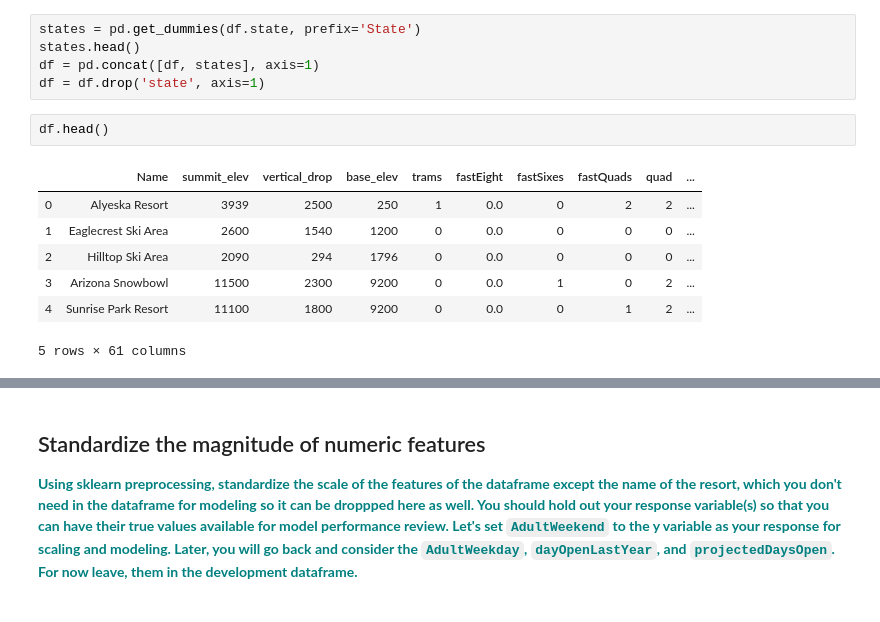
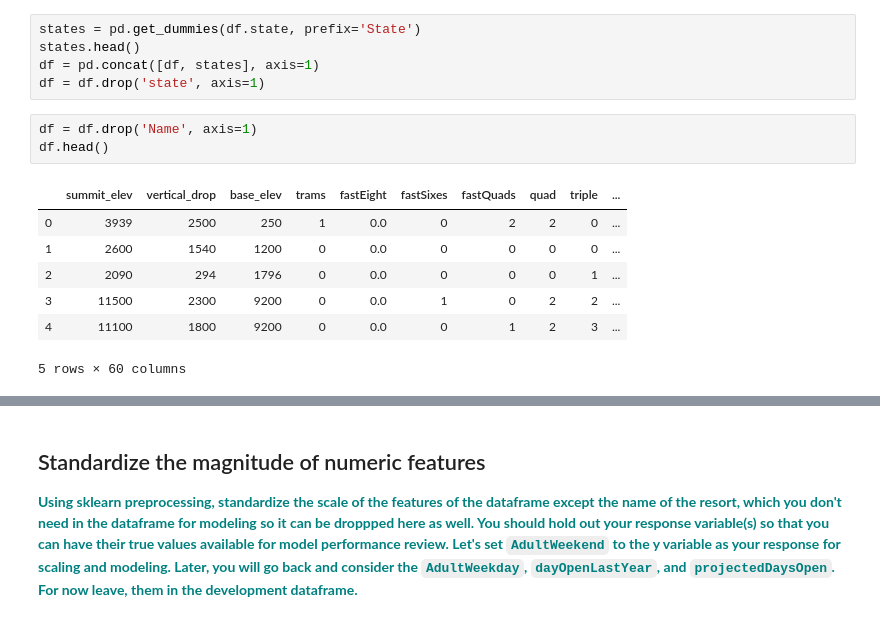
Before and after one commit to GabeGibitz/springboard, a Jupyter notebook: GuidedCapstone/notebooks/Notebook_stepfourandfive.ipynb, the cells around one changed output, grey strips where cells are left out. Saved outputs shown, nothing was run; the diff lists cells and outputs as text.

```diff
--- a/GuidedCapstone/notebooks/Notebook_stepfourandfive.ipynb
+++ b/GuidedCapstone/notebooks/Notebook_stepfourandfive.ipynb
@@ -60,16 +60,17 @@ states = pd.get_dummies(df.state, prefix='State')
 states.head()
 df = pd.concat([df, states], axis=1)
 df = df.drop('state', axis=1)
-# %%
-df.head()
-# %% [output]
-|  | Name | summit_elev | vertical_drop | base_elev | trams | fastEight | fastSixes | fastQuads | quad | ... |
-| 0 | Alyeska Resort | 3939 | 2500 | 250 | 1 | 0.0 | 0 | 2 | 2 | ... |
-| 1 | Eaglecrest Ski Area | 2600 | 1540 | 1200 | 0 | 0.0 | 0 | 0 | 0 | ... |
-| 2 | Hilltop Ski Area | 2090 | 294 | 1796 | 0 | 0.0 | 0 | 0 | 0 | ... |
-| 3 | Arizona Snowbowl | 11500 | 2300 | 9200 | 0 | 0.0 | 1 | 0 | 2 | ... |
-| 4 | Sunrise Park Resort | 11100 | 1800 | 9200 | 0 | 0.0 | 0 | 1 | 2 | ... |
-5 rows × 61 columns
+# %%
+df = df.drop('Name', axis=1)
+df.head()
+# %% [output]
+|  | summit_elev | vertical_drop | base_elev | trams | fastEight | fastSixes | fastQuads | quad | triple | ... |
+| 0 | 3939 | 2500 | 250 | 1 | 0.0 | 0 | 2 | 2 | 0 | ... |
+| 1 | 2600 | 1540 | 1200 | 0 | 0.0 | 0 | 0 | 0 | 0 | ... |
+| 2 | 2090 | 294 | 1796 | 0 | 0.0 | 0 | 0 | 0 | 1 | ... |
+| 3 | 11500 | 2300 | 9200 | 0 | 0.0 | 1 | 0 | 2 | 2 | ... |
+| 4 | 11100 | 1800 | 9200 | 0 | 0.0 | 0 | 1 | 2 | 3 | ... |
+5 rows × 60 columns
 # %%
 df.index = df.Name
 print(df.index)
```
Also changed, not shown: parts of 15 cells of this notebook.
